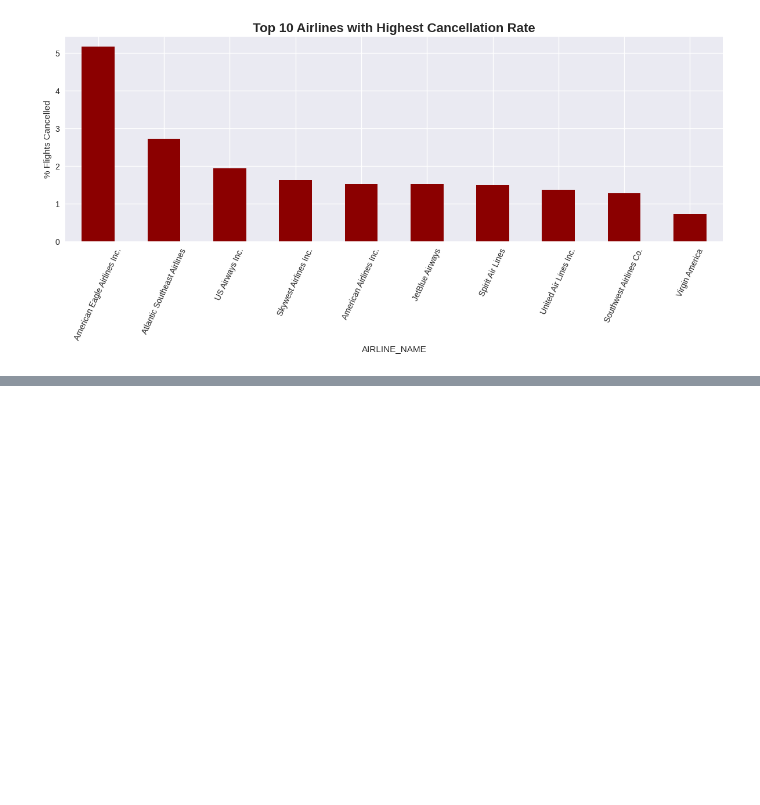
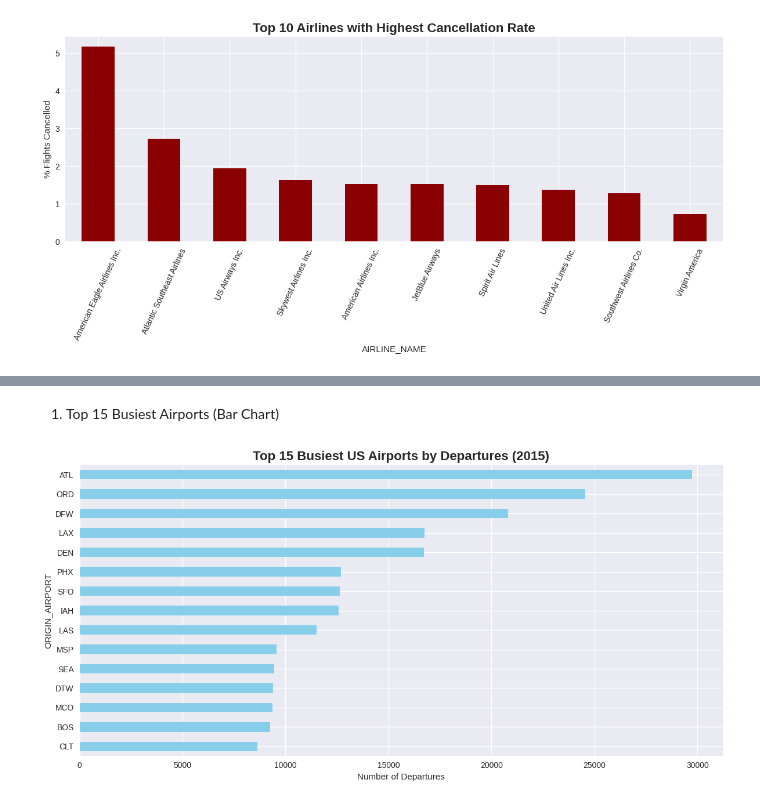
Before and after one commit to ryadavnitb/Batch-7, a Jupyter notebook: My_project_V2.ipynb, the cells around one changed output, grey strips where cells are left out. Cells and saved outputs as stored; diff of their text form; code cells hidden in the pictures; blank space fills up the shorter version.

```diff
--- a/My_project_V2.ipynb
+++ b/My_project_V2.ipynb
@@ -1316,0 +1341,22 @@ plt.show()
+# %%
+# WEEK-6: AIRPORT & ROUTE-LEVEL EXPLORATION + MAPS (Module 6)
+import pandas as pd
+import plotly.express as px
+import plotly.graph_objects as go
+
+# Loading perfect cleaned data
+flights = pd.read_pickle("flights_milestone1_final.pkl")
+airports = pd.read_csv("airports.csv")
+# %% [markdown]
+1. Top 15 Busiest Airports (Bar Chart)
+# %%
+top_airports = flights['ORIGIN_AIRPORT'].value_counts().head(15)
+
+plt.figure(figsize=(12,6))
+top_airports.sort_values().plot(kind='barh', color='skyblue')
+plt.title("Top 15 Busiest US Airports by Departures (2015)", fontsize=16, fontweight='bold')
+plt.xlabel("Number of Departures")
+plt.tight_layout()
+plt.show()
+# %% [output]
+[figure, added]
```
Also changed, not shown: parts of 24 cells of this notebook.
